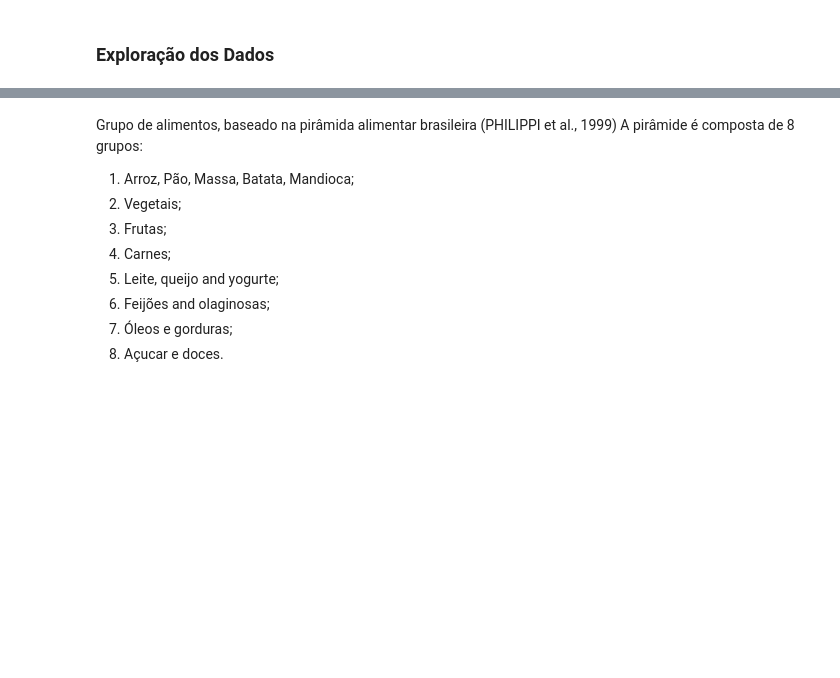
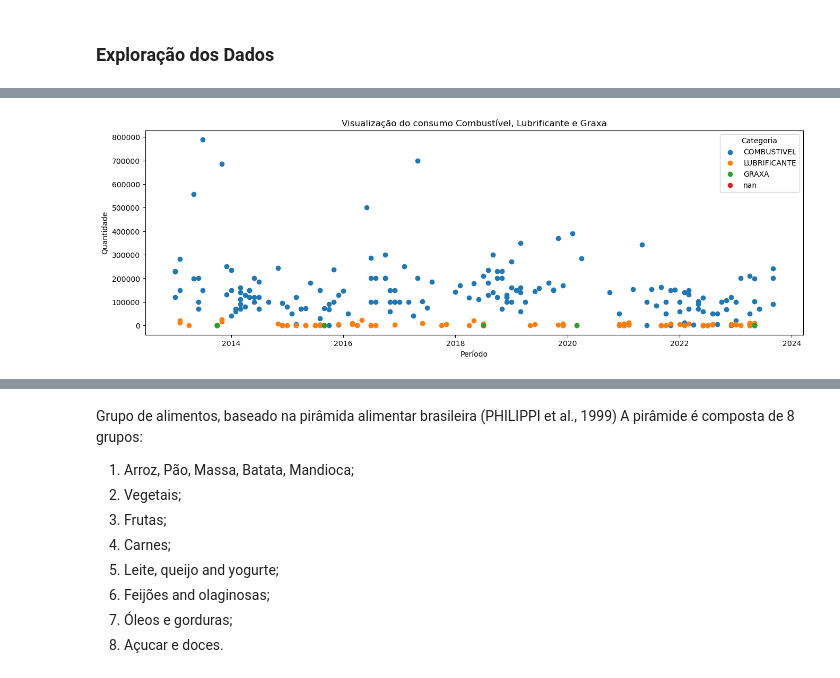
Before and after one commit to Valquire/ATOp, a Jupyter notebook: Modelo Preditivo/Codigo-Fonte.ipynb, the cells around one changed output, grey strips where cells are left out. Saved outputs shown, nothing was run; the diff lists cells and outputs as text; code cells hidden in the pictures; blank space fills up the shorter version.

```diff
--- a/Modelo Preditivo/Codigo-Fonte.ipynb
+++ b/Modelo Preditivo/Codigo-Fonte.ipynb
@@ -138,3 +166,20 @@ fig1.show(renderer='png', width=1600, height=500)
+# %%
+# Criar o gráfico de dispersão
+plt.figure(figsize=(16, 5))
+for category in df_CLG.DESCRICAO_CLG.unique():
+    subset = df_CLG[df_CLG.DESCRICAO_CLG == category]
+    plt.scatter(subset.PERIODO, subset.QTDE_ITENS_RM, label=category)
+
+# Adicionar título e rótulos aos eixos
+plt.title('Visualização do consumo Combustível, Lubrificante e Graxa')
+plt.xlabel('Período')
+plt.ylabel('Quantidade')
+plt.legend(title='Categoria')
+
+# Exibir o gráfico
+plt.show()
+# %% [output]
+[figure, added]
 # %%
 grupoCLG = df_CLG.groupby('DESCRICAO_CLG')
 grupoCLG.first()
```
Also changed, not shown: parts of 29 cells of this notebook.
